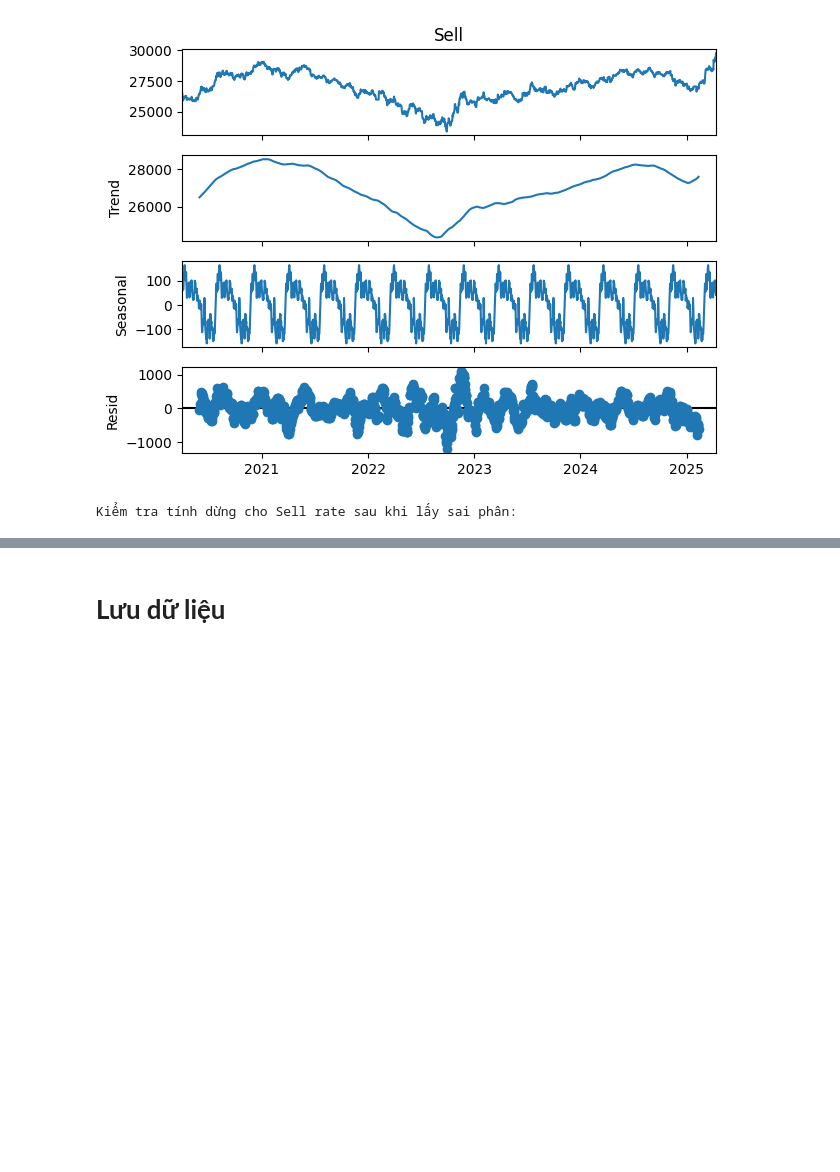
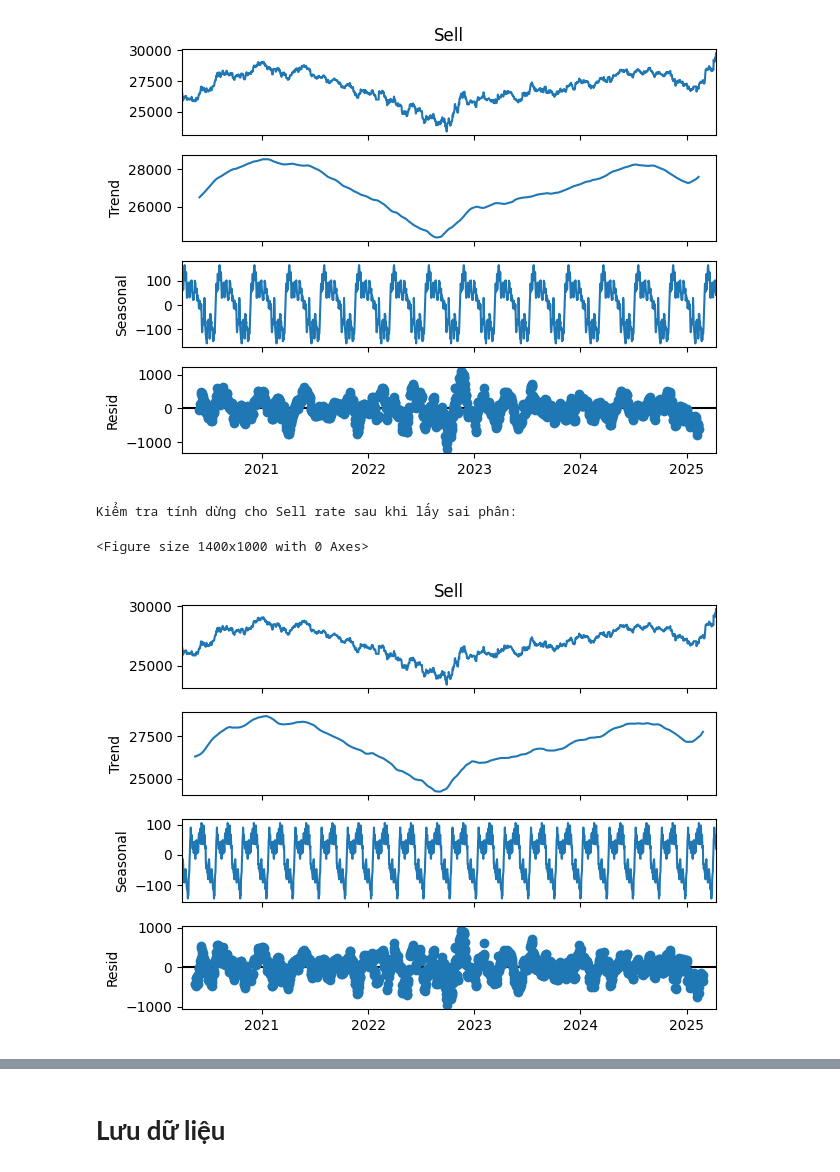
Before and after one commit to nggiang63/eur-vnd-exchange-rate, a Jupyter notebook: notebooks/eda_and_preprocessing_eurvnd.ipynb, the cells around one changed output, grey strips where cells are left out. Cells and saved outputs as stored; diff of their text form; code cells hidden in the pictures; blank space fills up the shorter version.

```diff
--- a/notebooks/eda_and_preprocessing_eurvnd.ipynb
+++ b/notebooks/eda_and_preprocessing_eurvnd.ipynb
@@ -170,3 +170,14 @@ print("\nKiểm tra tính dừng cho Sell rate sau khi lấy sai phân:")
 <Figure size 1400x1000 with 0 Axes>
 [figure]
 Kiểm tra tính dừng cho Sell rate sau khi lấy sai phân:
+# %%
+y = df['Sell']
+
+decomposition = seasonal_decompose(y, model='additive', period=90)
+plt.figure(figsize=(14, 10))
+decomposition.plot()
+plt.tight_layout()
+plt.show()
+# %% [output]
+<Figure size 1400x1000 with 0 Axes>
+[figure, added]
```
Also changed, not shown: parts of 1 cell of this notebook, 6 other files.
